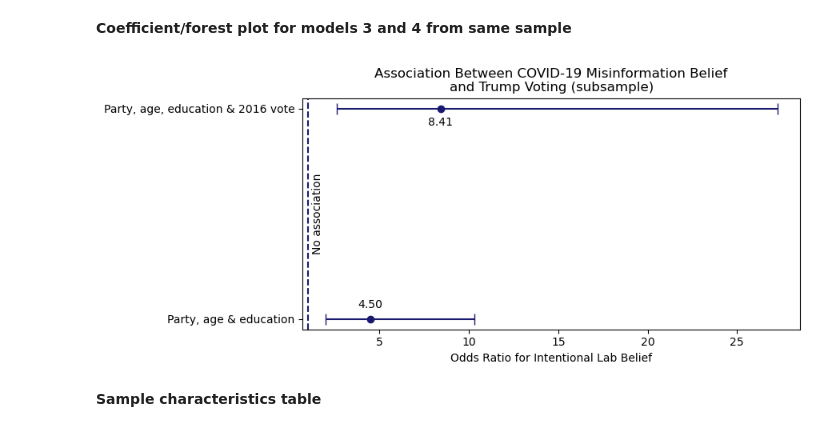
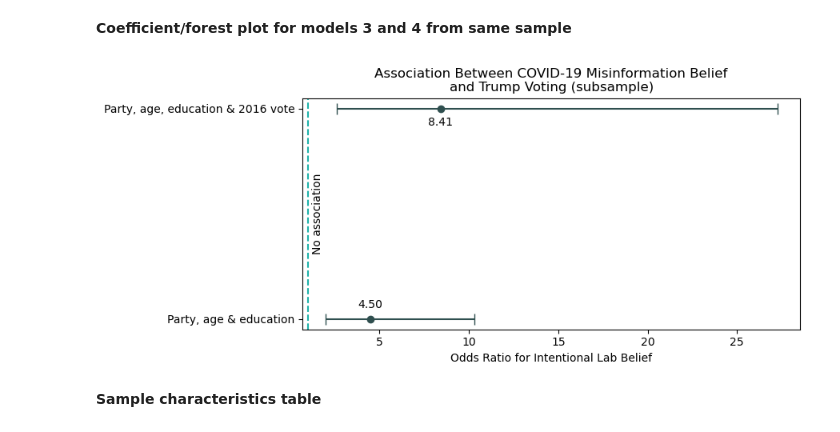
Before and after one commit to ameliabrooks28/QSS20_Project, a Jupyter notebook: code/03_regression.ipynb, the cells around one changed output. Cells and saved outputs as stored; diff of their text form; code cells hidden in the pictures.

```diff
--- a/code/03_regression.ipynb
+++ b/code/03_regression.ipynb
@@ -467,45 +467,45 @@ np.float64(4.497033451259602)
 models = [model3_subsample, model4]
 labels = ["Party, age & education", "Party, age, education & 2016 vote"]
 
-odds_ratios = []
-ci_lower = []
-ci_upper = []
+odds_ratios2 = []
+ci_lower2 = []
+ci_upper2 = []
 
 for model in models:
-    odds_ratios.append(np.exp(model.params["covid_misinfo_belief"]))
-    ci = model.conf_int().loc["covid_misinfo_belief"]
-    ci_lower.append(np.exp(ci[0]))
-    ci_upper.append(np.exp(ci[1]))
+    odds_ratios2.append(np.exp(model.params["covid_misinfo_belief"]))
+    ci2 = model.conf_int().loc["covid_misinfo_belief"]
+    ci_lower2.append(np.exp(ci2[0]))
+    ci_upper2.append(np.exp(ci2[1]))
 
-odds_ratios, ci_lower, ci_upper
+odds_ratios2, ci_lower2, ci_upper2
 
 
-lower_error = np.array(odds_ratios) - np.array(ci_lower)
-upper_error = np.array(ci_upper) - np.array(odds_ratios)
-errors = [lower_error, upper_error]
+lower_error2 = np.array(odds_ratios2) - np.array(ci_lower2)
+upper_error2 = np.array(ci_upper2) - np.array(odds_ratios2)
+errors2 = [lower_error2, upper_error2]
 # %%
 y = np.arange(len(models))
 
 plt.figure(figsize=(9, 4))
 
-plt.errorbar(odds_ratios, y, xerr=errors, fmt="o", capsize=5, color="midnightblue")
+plt.errorbar(odds_ratios2, y, xerr=errors2, fmt="o", capsize=5, color="darkslategrey")
 
 # line of no association
-plt.axvline(x=1, linestyle="--", color="midnightblue")
+plt.axvline(x=1, linestyle="--", color="lightseagreen")
 # label the line
 plt.text(1.2, 0.5, "No association", rotation=90, va="center")
 plt.yticks(y, labels)
 plt.xlabel("Odds Ratio for Intentional Lab Belief")
 plt.title("Association Between COVID-19 Misinformation Belief\n"
           "and Trump Voting (subsample)")
-plt.text(odds_ratios[0], y[0] + 0.05, f"{odds_ratios[0]:.2f}", ha="center")
-plt.text(odds_ratios[1], y[1] - 0.08, f"{odds_ratios[1]:.2f}",ha="center")
+plt.text(odds_ratios2[0], y[0] + 0.05, f"{odds_ratios2[0]:.2f}", ha="center")
+plt.text(odds_ratios2[1], y[1] - 0.08, f"{odds_ratios2[1]:.2f}",ha="center")
 
 plt.tight_layout()
 plt.savefig("../output/forest_coefficient_plot3.png", bbox_inches="tight")
 plt.show()
 # %% [output]
-[figure, old version]
+[figure, new version]
 # %% [markdown]
 **Sample characteristics table**
 # %%
```
Also changed, not shown: parts of 3 cells of this notebook, 3 other files.
